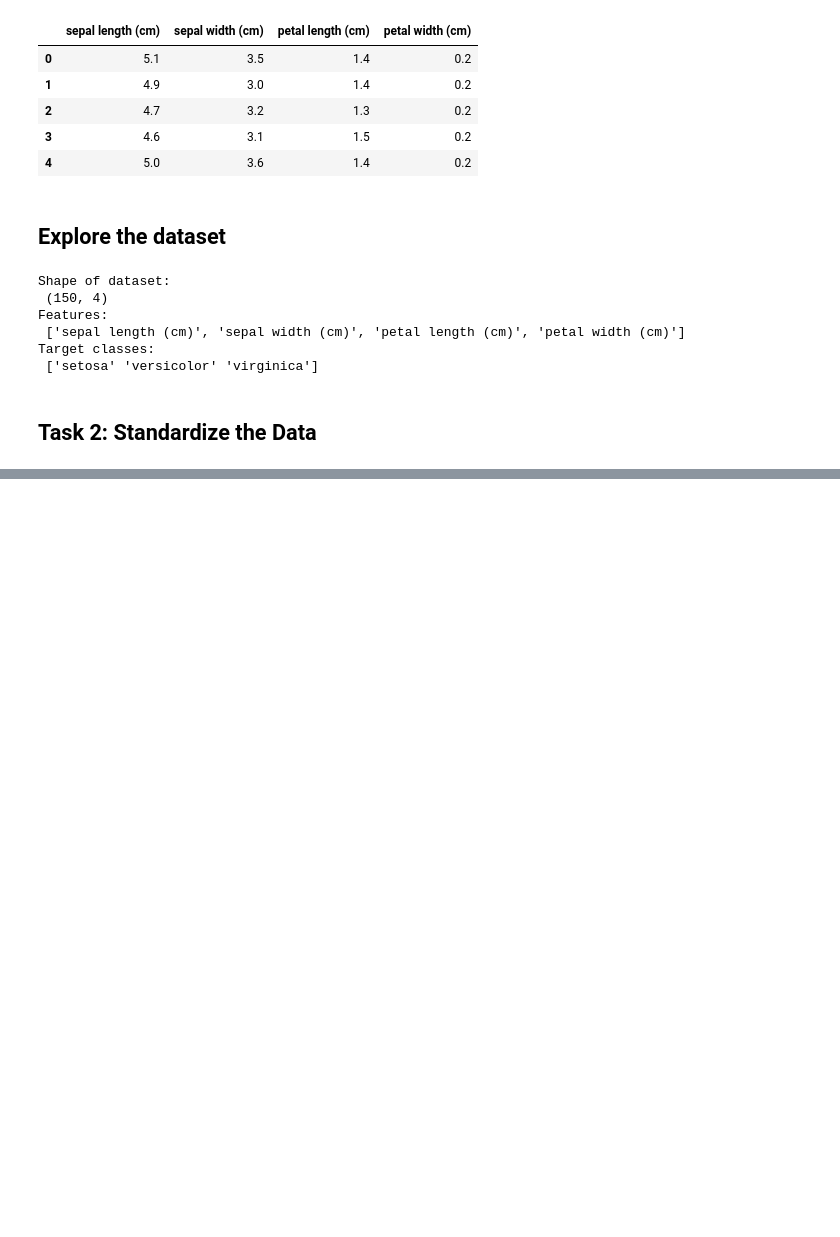
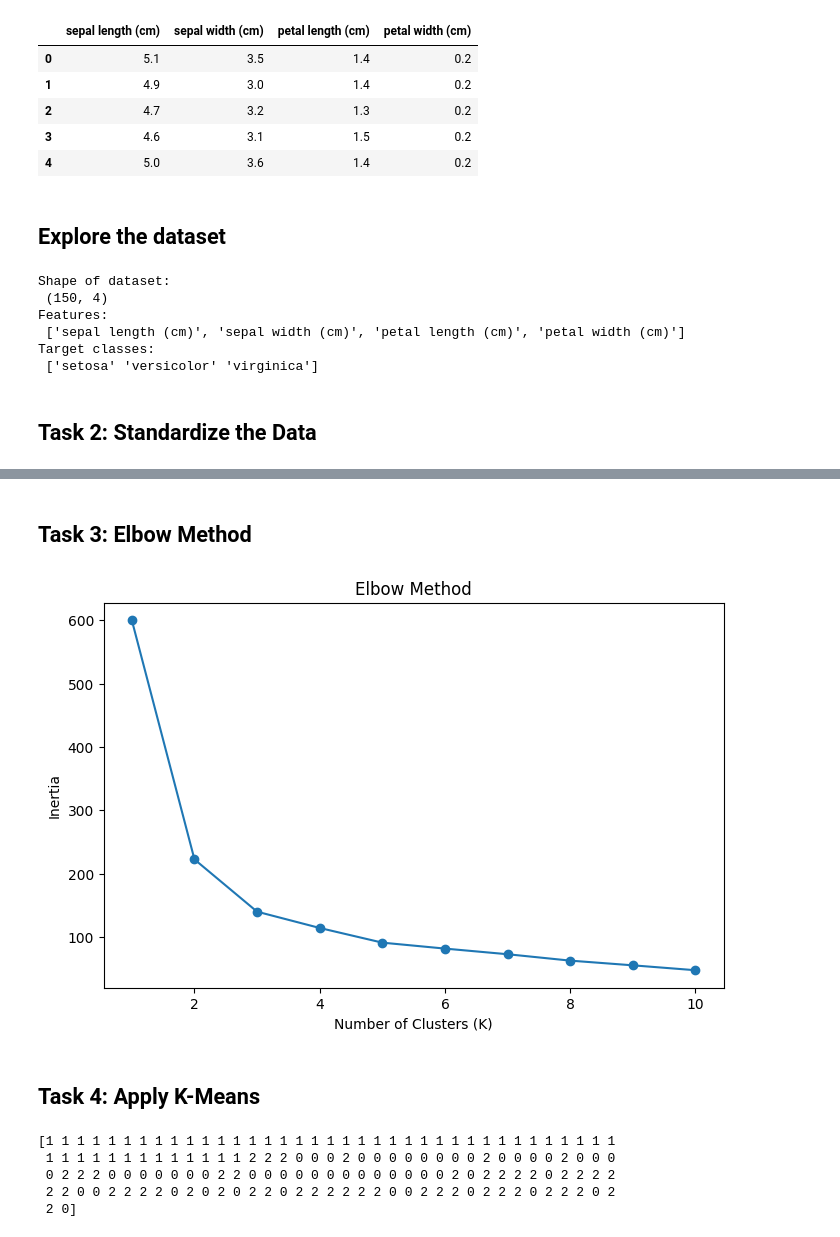
Before and after one commit to mdzubayereashraf/Ostad-AI-Engineering-Course-Assignments, a Jupyter notebook: Assignmen_No_12(Clustering_&_Dimensionality_Reduction).ipynb, the cells around one changed output, grey strips where cells are left out. Saved outputs shown, nothing was run; the diff lists cells and outputs as text; code cells hidden in the pictures; blank space fills up the shorter version.

Commit message:
Complete k means clustering

```diff
--- a/Assignmen_No_12(Clustering_&_Dimensionality_Reduction).ipynb
+++ b/Assignmen_No_12(Clustering_&_Dimensionality_Reduction).ipynb
@@ -45,3 +47,9 @@ Target classes:
  ['setosa' 'versicolor' 'virginica']
 # %% [markdown]
 ## Task 2: Standardize the Data
+# %%
+scaler = StandardScaler()
+
+X_scaled = scaler.fit_transform(X)
+
+X_scaled
@@ -47,0 +74,39 @@ Target classes:
+# %% [markdown]
+## Task 3: Elbow Method
+# %%
+wcss = []
+
+for k in range(1, 11):
+    kmeans = KMeans(n_clusters=k, random_state=42, n_init=10)
+    kmeans.fit(X_scaled)
+    wcss.append(kmeans.inertia_)
+# %%
+plt.figure(figsize=(8, 5))
+
+plt.plot(range(1, 11), wcss, marker='o')
+
+plt.xlabel("Number of Clusters (K)")
+plt.ylabel("Inertia")
+plt.title("Elbow Method")
+
+plt.show()
+# %% [output]
+[figure, added]
+# %% [markdown]
+## Task 4: Apply K-Means
+# %%
+kmeans = KMeans(
+    n_clusters=3,
+    random_state=42,
+    n_init=10
+)
+
+kmeans_labels = kmeans.fit_predict(X_scaled)
+
+print(kmeans_labels)
+# %% [output]
+[1 1 1 1 1 1 1 1 1 1 1 1 1 1 1 1 1 1 1 1 1 1 1 1 1 1 1 1 1 1 1 1 1 1 1 1 1
+ 1 1 1 1 1 1 1 1 1 1 1 1 1 2 2 2 0 0 0 2 0 0 0 0 0 0 0 0 2 0 0 0 0 2 0 0 0
+ 0 2 2 2 0 0 0 0 0 0 0 2 2 0 0 0 0 0 0 0 0 0 0 0 0 0 2 0 2 2 2 2 0 2 2 2 2
+ 2 2 0 0 2 2 2 2 0 2 0 2 0 2 2 0 2 2 2 2 2 2 0 0 2 2 2 0 2 2 2 0 2 2 2 0 2
+ 2 0]
```
Also changed, not shown: parts of 9 cells of this notebook.
